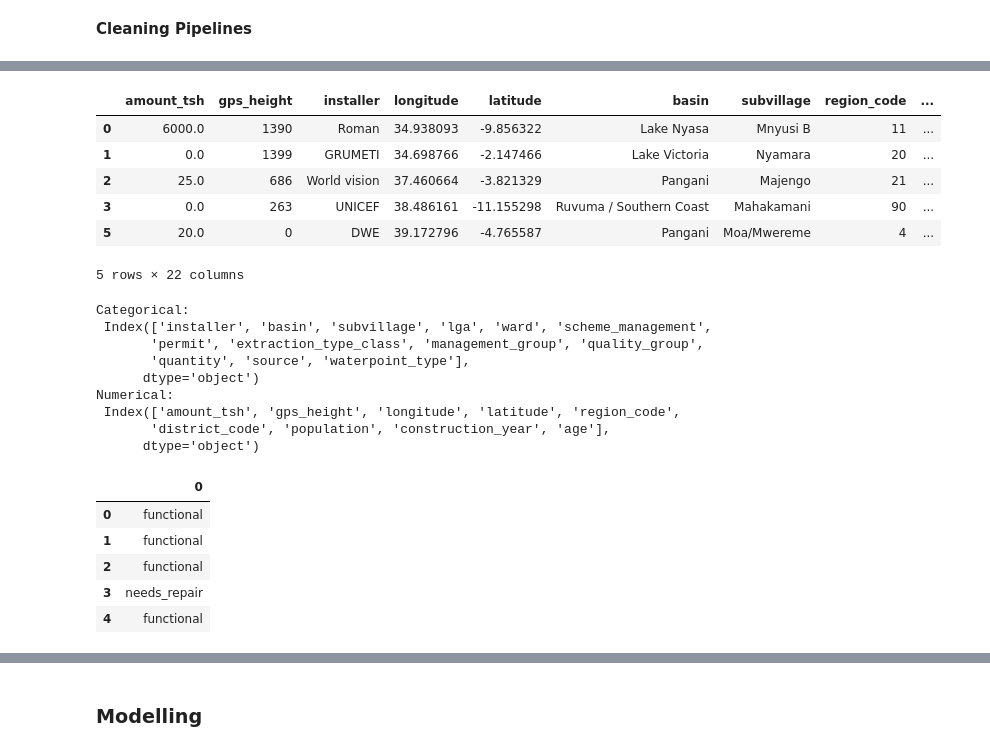
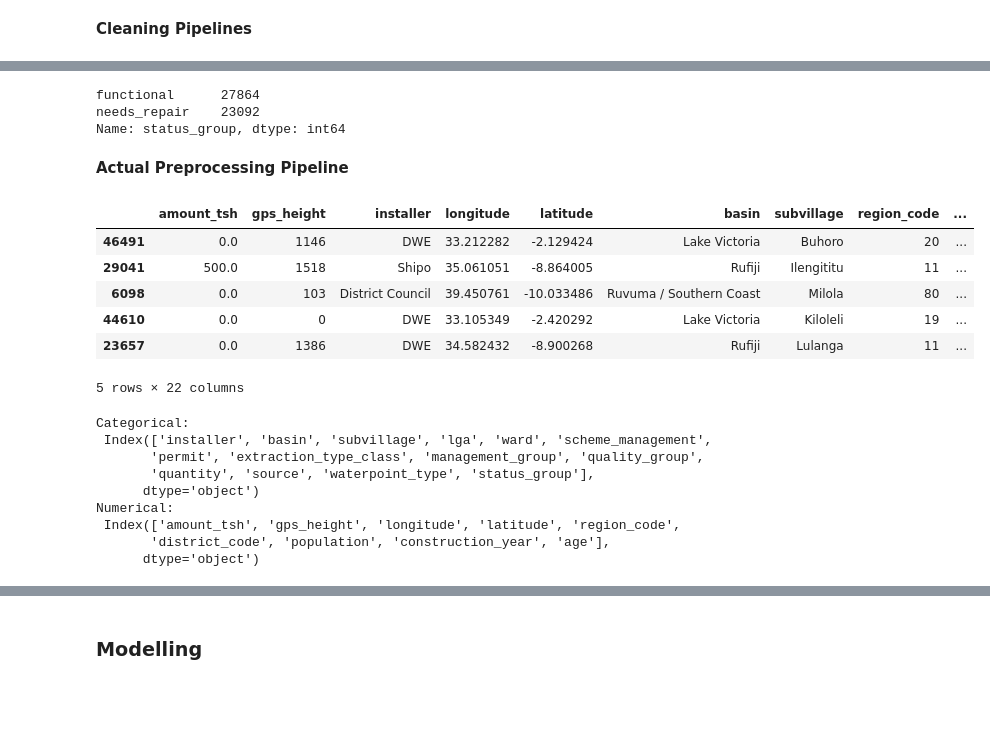
Before and after one commit to R3TR0Quan/tanzania-wells-classification, a Jupyter notebook: modelling.ipynb, the cells around one changed output, grey strips where cells are left out. Cells and saved outputs as stored; diff of their text form; code cells hidden in the pictures; blank space fills up the shorter version.

```diff
--- a/modelling.ipynb
+++ b/modelling.ipynb
@@ -106,18 +105,7 @@ target_transformer = ColumnTransformer(transformers=[
 **Cleaning Pipelines**
 # %%
 # cleaning pipeline
-feature_cleaner_norm = Pipeline(steps=[
+feature_cleaner = Pipeline(steps=[
     ('feat_select', feature_selector),
     ('age_trans', age_transformer)
 ])
-#cleaning pipeline with ohe
-feature_cleaner_ohe = Pipeline(steps=[
-    ('feat_select', feature_selector),
-    ('age_trans', age_transformer)
-])
-
-target_cleaner= Pipeline(steps=[
-    ('feat_select', feature_selector),
-    ('age_trans', age_transformer),
-    ('target_trans', target_transformer)
-])
@@ -123,0 +114,3 @@ target_cleaner= Pipeline(steps=[
+# %%
+clean_train_set = feature_cleaner.fit_transform(train_set)
+clean_train_set.head()
@@ -124,39 +125,44 @@ target_cleaner= Pipeline(steps=[
+# %%
+#X and Y
+X = clean_train_set.drop('status_group', axis=1)
+y = clean_train_set['status_group']
+# %%
+y.value_counts()
+# %% [output]
+functional      27864
+needs_repair    23092
+Name: status_group, dtype: int64
+# %% [markdown]
+**Actual Preprocessing Pipeline**
+# %%
+#train test split
+X_train, X_test, y_train, y_test = train_test_split(X, y, test_size=.25, stratify=y, random_state=42)
+X_train.head()
+# %% [output]
+|  | amount_tsh | gps_height | installer | longitude | latitude | basin | subvillage | region_code | ... |
+| 46491 | 0.0 | 1146 | DWE | 33.212282 | -2.129424 | Lake Victoria | Buhoro | 20 | ... |
+| 29041 | 500.0 | 1518 | Shipo | 35.061051 | -8.864005 | Rufiji | Ilengititu | 11 | ... |
+| 6098 | 0.0 | 103 | District Council | 39.450761 | -10.033486 | Ruvuma / Southern Coast | Milola | 80 | ... |
+| 44610 | 0.0 | 0 | DWE | 33.105349 | -2.420292 | Lake Victoria | Kiloleli | 19 | ... |
+| 23657 | 0.0 | 1386 | DWE | 34.582432 | -8.900268 | Rufiji | Lulanga | 11 | ... |
+5 rows × 22 columns
 # %%
 #fit cleaned data into pipeline
-clean_X_train = pd.DataFrame(feature_cleaner_norm.fit_transform(train_set)).drop('status_group', axis=1)
-clean_X_train.head()
+# clean_X_train = feature_cleaner.fit_transform(X_train).drop('status_group', axis=1)
+# clean_X_train.head()
-# %% [output]
-|  | amount_tsh | gps_height | installer | longitude | latitude | basin | subvillage | region_code | ... |
-| 0 | 6000.0 | 1390 | Roman | 34.938093 | -9.856322 | Lake Nyasa | Mnyusi B | 11 | ... |
-| 1 | 0.0 | 1399 | GRUMETI | 34.698766 | -2.147466 | Lake Victoria | Nyamara | 20 | ... |
-| 2 | 25.0 | 686 | World vision | 37.460664 | -3.821329 | Pangani | Majengo | 21 | ... |
-| 3 | 0.0 | 263 | UNICEF | 38.486161 | -11.155298 | Ruvuma / Southern Coast | Mahakamani | 90 | ... |
-| 5 | 20.0 | 0 | DWE | 39.172796 | -4.765587 | Pangani | Moa/Mwereme | 4 | ... |
-5 rows × 22 columns
 # %%
 # reassign column groups
-cat_cols = clean_X_train.select_dtypes(include='object').columns
-num_cols = clean_X_train.select_dtypes(include='number').columns
+cat_cols = clean_train_set.select_dtypes(include='object').columns
+num_cols = clean_train_set.select_dtypes(include='number').columns
 print('Categorical:\n', cat_cols)
 print('Numerical:\n', num_cols)
 # %% [output]
 Categorical:
  Index(['installer', 'basin', 'subvillage', 'lga', 'ward', 'scheme_management',
        'permit', 'extraction_type_class', 'management_group', 'quality_group',
-       'quantity', 'source', 'waterpoint_type'],
+       'quantity', 'source', 'waterpoint_type', 'status_group'],
       dtype='object')
 Numerical:
  Index(['amount_tsh', 'gps_height', 'longitude', 'latitude', 'region_code',
        'district_code', 'population', 'construction_year', 'age'],
       dtype='object')
-# %%
-#fit target
-clean_y = pd.DataFrame(target_cleaner.fit_transform(train_set))
-clean_y.head()
-# %% [output]
-|  | 0 |
-| 0 | functional |
-| 1 | functional |
-| 2 | functional |
-| 3 | needs_repair |
-| 4 | functional |
```
Also changed, not shown: parts of 13 cells of this notebook, 2 other files.
